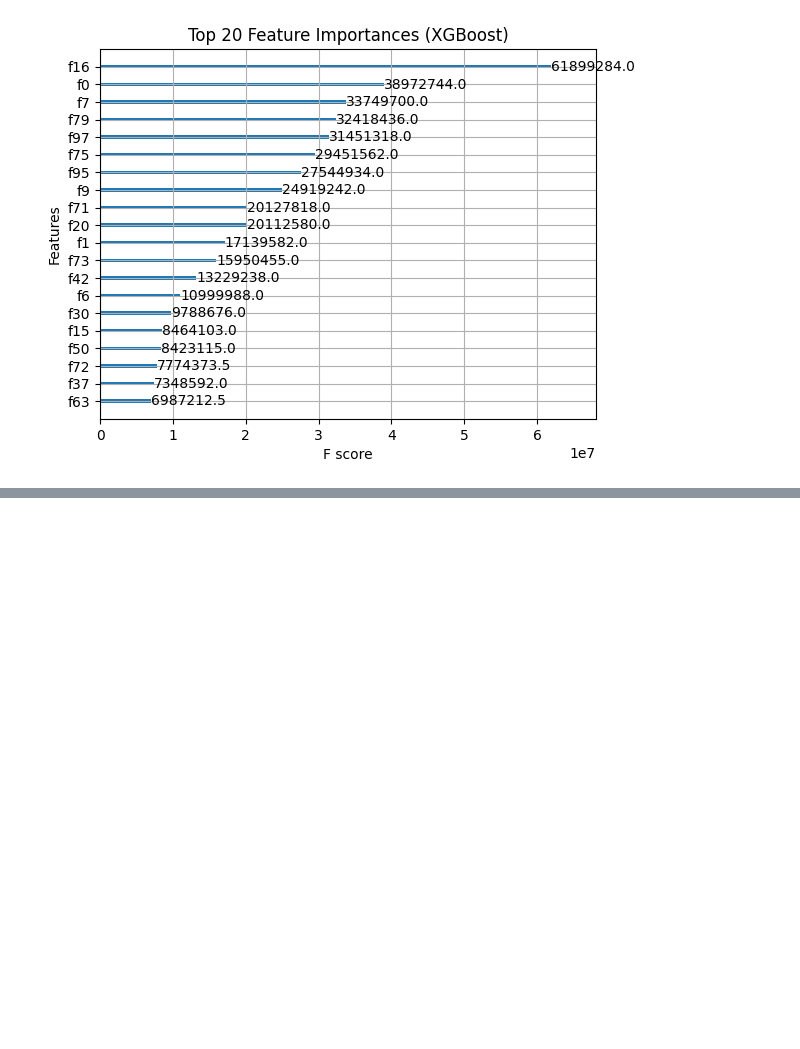
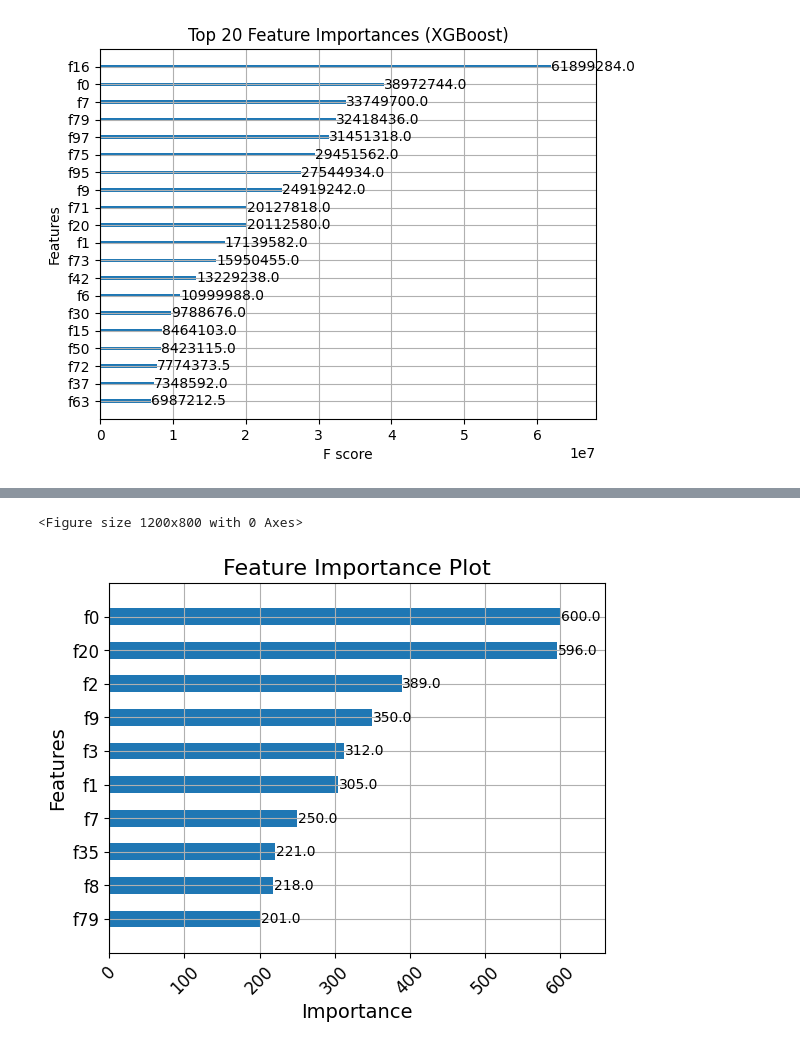
Before and after one commit to Rehaman-khan-hk/Dynamic-Product-Price-Predictor, a Jupyter notebook: dynamic_pricing_strategy.ipynb, the cells around one changed output, grey strips where cells are left out. Saved outputs shown, nothing was run; the diff lists cells and outputs as text; code cells hidden in the pictures; blank space fills up the shorter version.

```diff
--- a/dynamic_pricing_strategy.ipynb
+++ b/dynamic_pricing_strategy.ipynb
@@ -732,0 +748,31 @@ joblib.dump(final_model, "xgb_final_model.pkl")
+# %%
+import xgboost as xgb
+import matplotlib.pyplot as plt
+
+# Assuming model is your trained XGBoost model
+plt.figure(figsize=(12, 8))  # Adjust the figure size for better readability
+
+# Plot feature importance
+xgb.plot_importance(model,
+                    importance_type='weight',  # You can change to 'weight', 'gain', or 'cover'
+                    max_num_features=10,      # Limit the number of features for better readability
+                    height=0.5,               # Adjust bar height
+                    title='Feature Importance',
+                    xlabel='Importance',
+                    ylabel='Features')
+
+# Adjust font sizes for labels and ticks
+plt.xticks(fontsize=12)
+plt.yticks(fontsize=12)
+plt.xlabel('Importance', fontsize=14)
+plt.ylabel('Features', fontsize=14)
+plt.title('Feature Importance Plot', fontsize=16)
+
+# Rotate x-axis labels if needed
+plt.xticks(rotation=45)
+
+# Show plot
+plt.show()
+# %% [output]
+<Figure size 1200x800 with 0 Axes>
+[figure, added]
```
Also changed, not shown: parts of 17 cells of this notebook.
